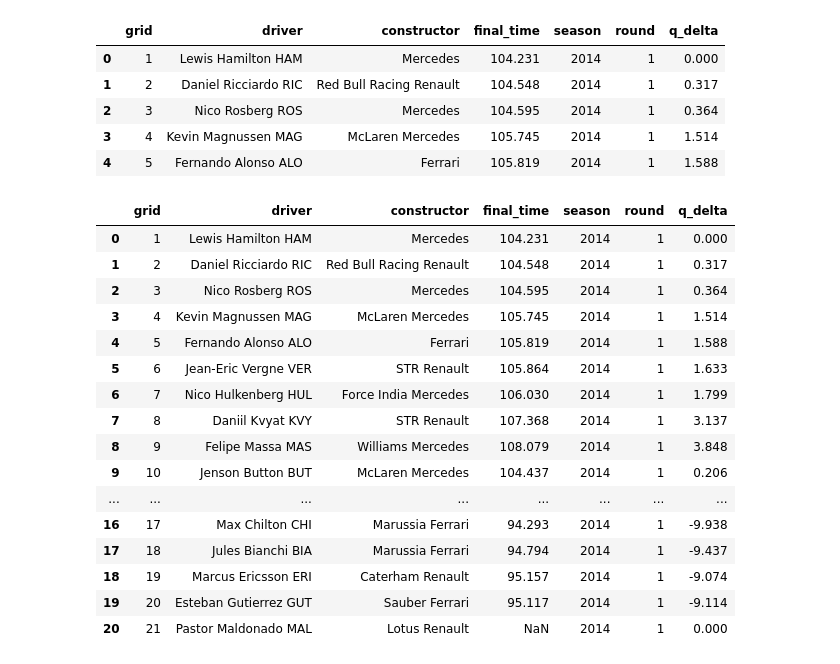
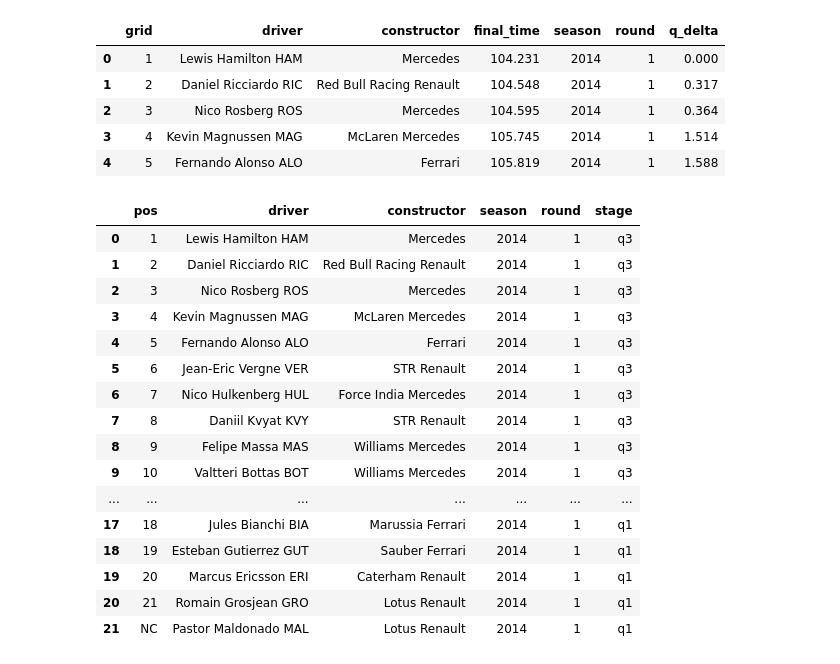
Before and after one commit to ollyjc99/f1-analytics, a Jupyter notebook: data collection/qualifying.ipynb, the cells around one changed output. Saved outputs shown, nothing was run; the diff lists cells and outputs as text; code cells hidden in the pictures.

```diff
--- a/data collection/qualifying.ipynb
+++ b/data collection/qualifying.ipynb
@@ -186,26 +186,39 @@ qualifying_results.head()
 | 2 | 3 | Nico Rosberg ROS | Mercedes | 104.595 | 2014 | 1 | 0.364 |
 | 3 | 4 | Kevin Magnussen MAG | McLaren Mercedes | 105.745 | 2014 | 1 | 1.514 |
 | 4 | 5 | Fernando Alonso ALO | Ferrari | 105.819 | 2014 | 1 | 1.588 |
+# %%
+def format_q_rounds(row):
+    if str(row.q3) != 'nan':
+        return 'q3'
+    elif str(row.q2) != 'nan':
+        return 'q2'
+    elif str(row.q1) != 'nan':
+        return 'q1'
+    else:
+        return row.q1
+# %%
+qualifying_times['stage'] = qualifying_times.apply(lambda row: format_q_rounds(row), axis=1)
+qualifying_times = qualifying_times.drop(['q1', 'q2', 'q3'], axis=1)
 # %%
-qualifying_results.query('season == 2014 & round == 1')
+qualifying_times.query('season == 2014 & round == 1')
 # %% [output]
-|  | grid | driver | constructor | final_time | season | round | q_delta |
-| 0 | 1 | Lewis Hamilton HAM | Mercedes | 104.231 | 2014 | 1 | 0.000 |
-| 1 | 2 | Daniel Ricciardo RIC | Red Bull Racing Renault | 104.548 | 2014 | 1 | 0.317 |
-| 2 | 3 | Nico Rosberg ROS | Mercedes | 104.595 | 2014 | 1 | 0.364 |
-| 3 | 4 | Kevin Magnussen MAG | McLaren Mercedes | 105.745 | 2014 | 1 | 1.514 |
-| 4 | 5 | Fernando Alonso ALO | Ferrari | 105.819 | 2014 | 1 | 1.588 |
-| 5 | 6 | Jean-Eric Vergne VER | STR Renault | 105.864 | 2014 | 1 | 1.633 |
-| 6 | 7 | Nico Hulkenberg HUL | Force India Mercedes | 106.030 | 2014 | 1 | 1.799 |
-| 7 | 8 | Daniil Kvyat KVY | STR Renault | 107.368 | 2014 | 1 | 3.137 |
-| 8 | 9 | Felipe Massa MAS | Williams Mercedes | 108.079 | 2014 | 1 | 3.848 |
-| 9 | 10 | Jenson Button BUT | McLaren Mercedes | 104.437 | 2014 | 1 | 0.206 |
-| ... | ... | ... | ... | ... | ... | ... | ... |
-| 16 | 17 | Max Chilton CHI | Marussia Ferrari | 94.293 | 2014 | 1 | -9.938 |
-| 17 | 18 | Jules Bianchi BIA | Marussia Ferrari | 94.794 | 2014 | 1 | -9.437 |
-| 18 | 19 | Marcus Ericsson ERI | Caterham Renault | 95.157 | 2014 | 1 | -9.074 |
-| 19 | 20 | Esteban Gutierrez GUT | Sauber Ferrari | 95.117 | 2014 | 1 | -9.114 |
-| 20 | 21 | Pastor Maldonado MAL | Lotus Renault | NaN | 2014 | 1 | 0.000 |
+|  | pos | driver | constructor | season | round | stage |
+| 0 | 1 | Lewis Hamilton HAM | Mercedes | 2014 | 1 | q3 |
+| 1 | 2 | Daniel Ricciardo RIC | Red Bull Racing Renault | 2014 | 1 | q3 |
+| 2 | 3 | Nico Rosberg ROS | Mercedes | 2014 | 1 | q3 |
+| 3 | 4 | Kevin Magnussen MAG | McLaren Mercedes | 2014 | 1 | q3 |
+| 4 | 5 | Fernando Alonso ALO | Ferrari | 2014 | 1 | q3 |
+| 5 | 6 | Jean-Eric Vergne VER | STR Renault | 2014 | 1 | q3 |
+| 6 | 7 | Nico Hulkenberg HUL | Force India Mercedes | 2014 | 1 | q3 |
+| 7 | 8 | Daniil Kvyat KVY | STR Renault | 2014 | 1 | q3 |
+| 8 | 9 | Felipe Massa MAS | Williams Mercedes | 2014 | 1 | q3 |
+| 9 | 10 | Valtteri Bottas BOT | Williams Mercedes | 2014 | 1 | q3 |
+| ... | ... | ... | ... | ... | ... | ... |
+| 17 | 18 | Jules Bianchi BIA | Marussia Ferrari | 2014 | 1 | q1 |
+| 18 | 19 | Esteban Gutierrez GUT | Sauber Ferrari | 2014 | 1 | q1 |
+| 19 | 20 | Marcus Ericsson ERI | Caterham Renault | 2014 | 1 | q1 |
+| 20 | 21 | Romain Grosjean GRO | Lotus Renault | 2014 | 1 | q1 |
+| 21 | NC | Pastor Maldonado MAL | Lotus Renault | 2014 | 1 | q1 |
 # %%
 qualy_df = pd.merge(qualifying_results, qualifying_times, how='inner', on=['season', 'round', 'driver', 'constructor'])
 
```
Also changed, not shown: parts of 4 cells of this notebook, 1 other file.
